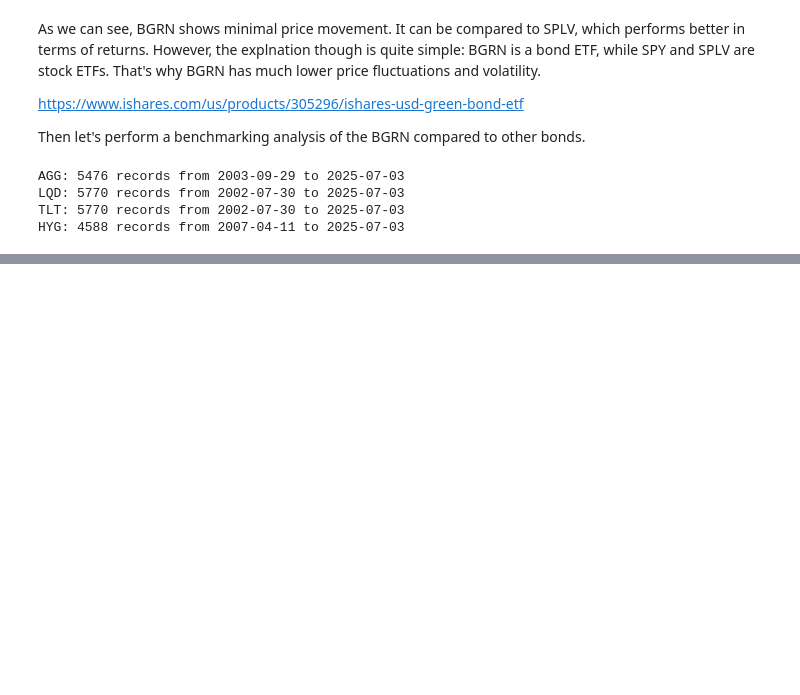
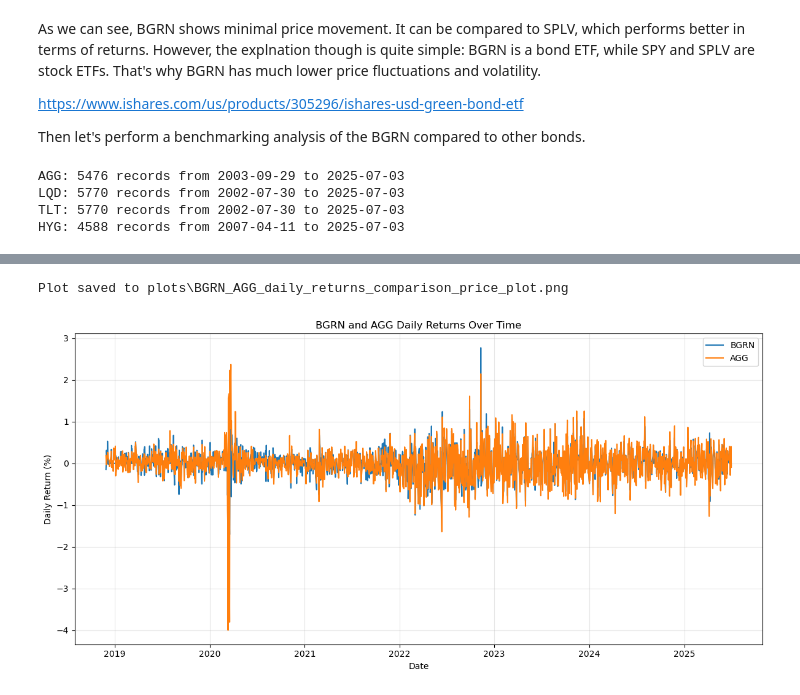
Before and after one commit to NureTkachMykhailo/summer-school-ai-for-greener-planet, a Jupyter notebook: preliminary-analysis.ipynb, the cells around one changed output, grey strips where cells are left out. Drawn from its saved outputs; the diff is of its cells as text; code cells hidden in the pictures; blank space fills up the shorter version.

```diff
--- a/preliminary-analysis.ipynb
+++ b/preliminary-analysis.ipynb
@@ -318,0 +401,22 @@ ValueError: If using all scalar values, you must pass an index
+# %%
+plt.figure(figsize=(12, 6))
+
+plt.plot(bond_returns.index, bond_returns['BGRN'], label='BGRN')
+plt.plot(bond_returns.index, bond_returns['AGG'], label='AGG')
+
+plt.title("BGRN and AGG Daily Returns Over Time")
+plt.xlabel('Date')
+plt.ylabel('Daily Return (%)')
+
+plt.legend()
+plt.grid(True, alpha=0.3)
+plt.tight_layout()
+
+plot_path = os.path.join('plots', 'BGRN_AGG_daily_returns_comparison_price_plot.png')
+plt.savefig(plot_path)
+print(f"Plot saved to {plot_path}")
+
+plt.show()
+# %% [output]
+Plot saved to plots\BGRN_AGG_daily_returns_comparison_price_plot.png
+[figure, added]
```
Also changed, not shown: parts of 12 cells of this notebook, 9 other files.
